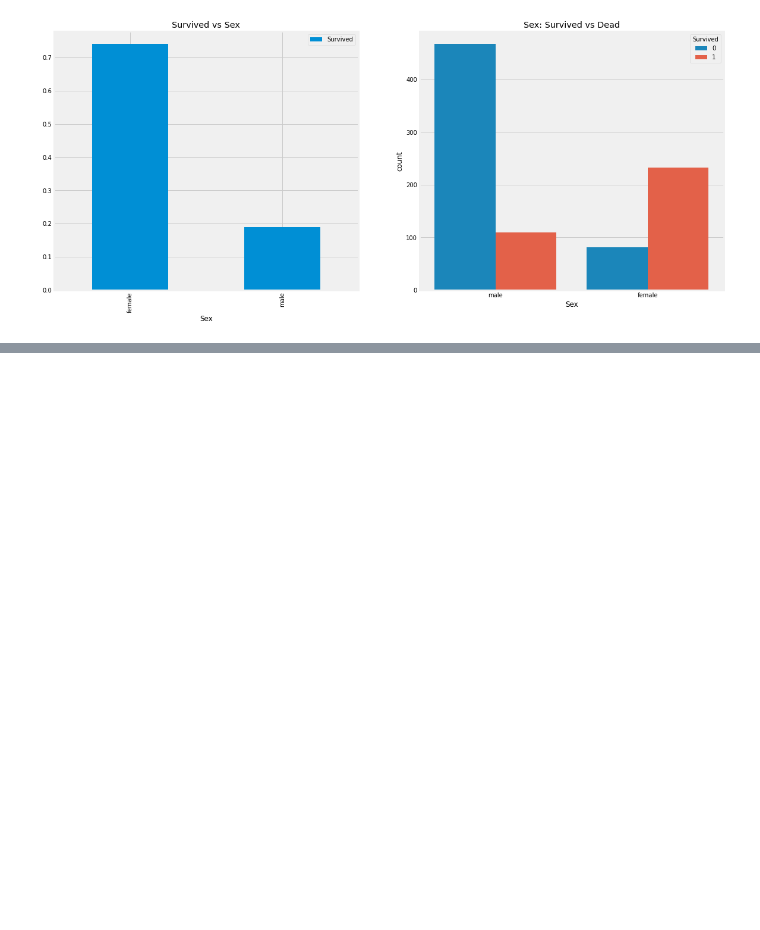
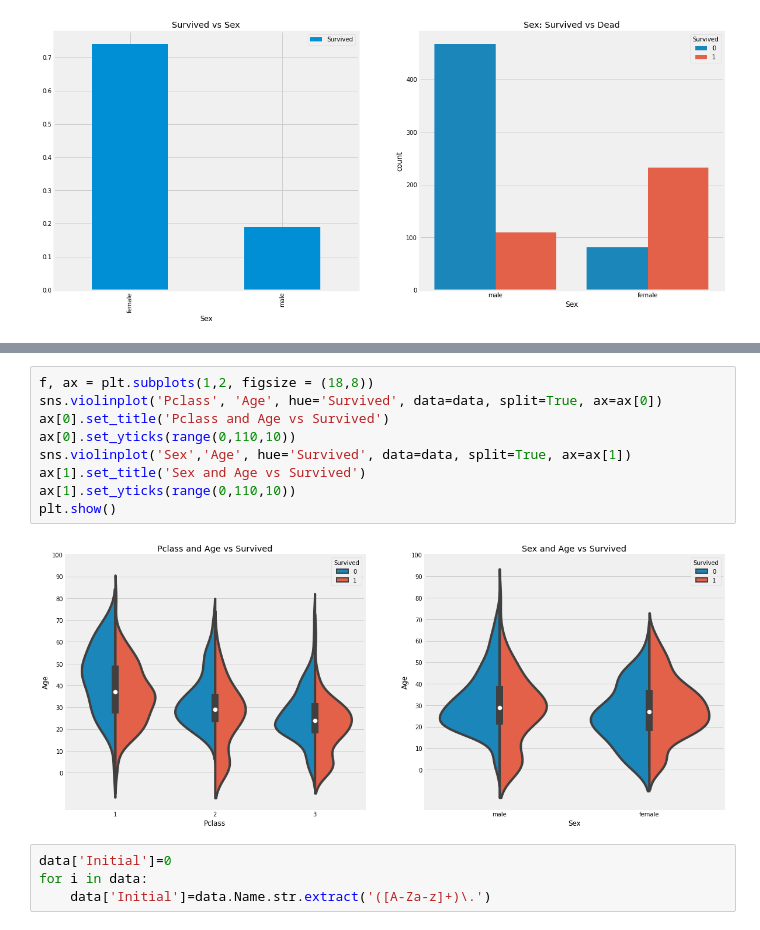
Before and after one commit to Library-of-jade/Kaggle_practice, a Jupyter notebook: level1/first/EDA_dietanic.ipynb, the cells around one changed output, grey strips where cells are left out. Saved outputs shown, nothing was run; the diff lists cells and outputs as text; blank space fills up the shorter version.

```diff
--- a/level1/first/EDA_dietanic.ipynb
+++ b/level1/first/EDA_dietanic.ipynb
@@ -67,0 +110,15 @@ plt.show()
+# %%
+f, ax = plt.subplots(1,2, figsize = (18,8))
+sns.violinplot('Pclass', 'Age', hue='Survived', data=data, split=True, ax=ax[0])
+ax[0].set_title('Pclass and Age vs Survived')
+ax[0].set_yticks(range(0,110,10))
+sns.violinplot('Sex','Age', hue='Survived', data=data, split=True, ax=ax[1])
+ax[1].set_title('Sex and Age vs Survived')
+ax[1].set_yticks(range(0,110,10))
+plt.show()
+# %% [output]
+[figure, added]
+# %%
+data['Initial']=0
+for i in data:
+    data['Initial']=data.Name.str.extract('([A-Za-z]+)\.')
```
Also changed, not shown: parts of 20 cells of this notebook.
